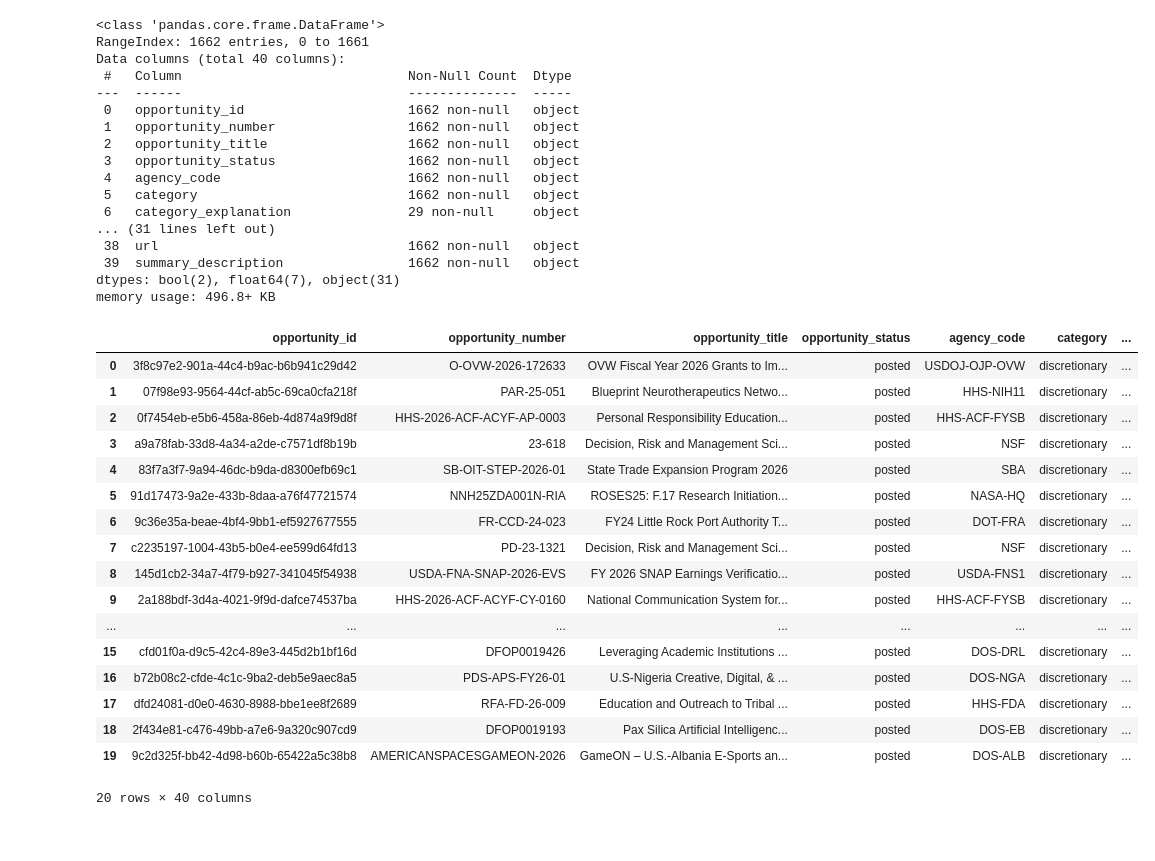
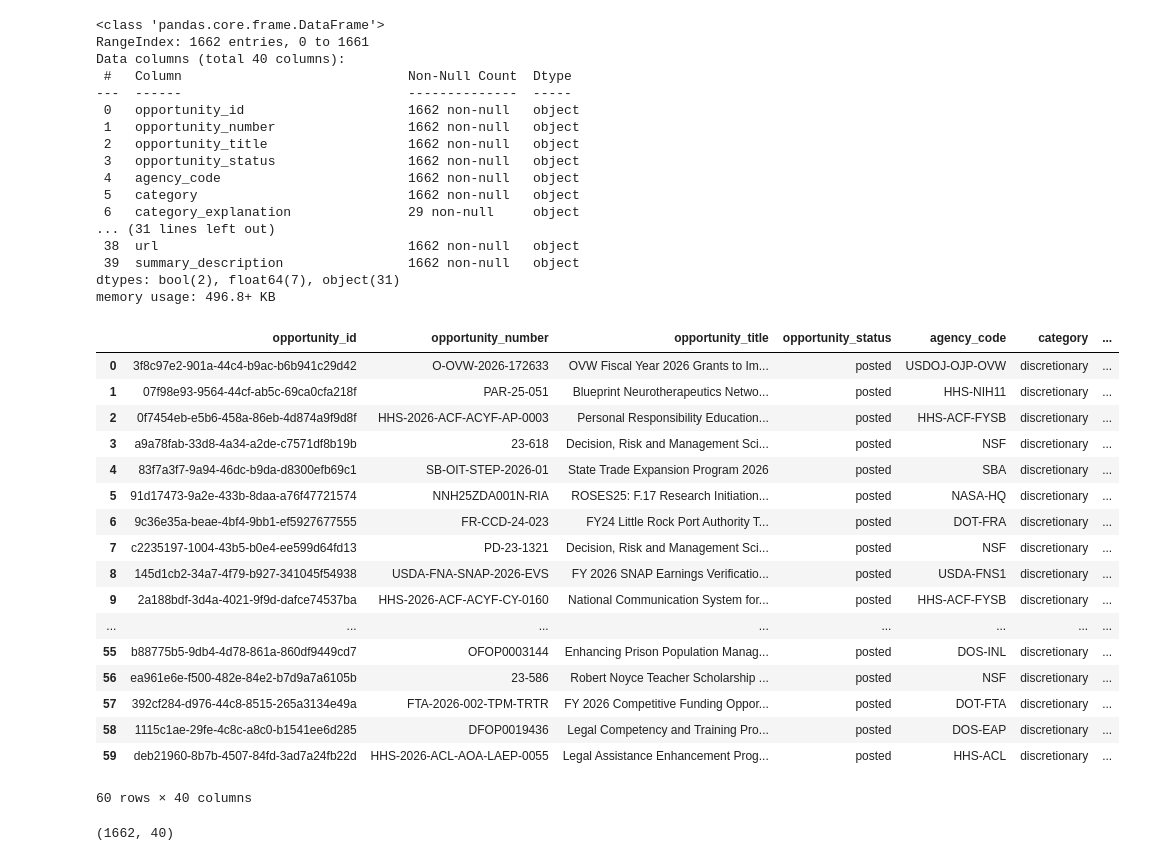
Before and after one commit to sheninyee/sdis-solvathon-2026-team-theSouperSolvers, a Jupyter notebook: solveathon.ipynb, the cells around one changed output. Saved outputs shown, nothing was run; the diff lists cells and outputs as text; code cells hidden in the pictures.

```diff
--- a/solveathon.ipynb
+++ b/solveathon.ipynb
@@ -12,40 +14,44 @@ data_path = '/content/drive/My Drive/grants-search-202608182008.csv'
 df = pd.read_csv(data_path)
 
 df.info()
-df.head(20)
+df.head(60)
 # %% [output]
 <class 'pandas.core.frame.DataFrame'>
 RangeIndex: 1662 entries, 0 to 1661
 Data columns (total 40 columns):
  #   Column                             Non-Null Count  Dtype
 ---  ------                             --------------  -----
  0   opportunity_id                     1662 non-null   object
  1   opportunity_number                 1662 non-null   object
  2   opportunity_title                  1662 non-null   object
  3   opportunity_status                 1662 non-null   object
  4   agency_code                        1662 non-null   object
  5   category                           1662 non-null   object
  6   category_explanation               29 non-null     object
 ... (31 lines left out)
  38  url                                1662 non-null   object
  39  summary_description                1662 non-null   object
 dtypes: bool(2), float64(7), object(31)
 memory usage: 496.8+ KB
 |  | opportunity_id | opportunity_number | opportunity_title | opportunity_status | agency_code | category | ... |
 | 0 | 3f8c97e2-901a-44c4-b9ac-b6b941c29d42 | O-OVW-2026-172633 | OVW Fiscal Year 2026 Grants to Im... | posted | USDOJ-OJP-OVW | discretionary | ... |
 | 1 | 07f98e93-9564-44cf-ab5c-69ca0cfa218f | PAR-25-051 | Blueprint Neurotherapeutics Netwo... | posted | HHS-NIH11 | discretionary | ... |
 | 2 | 0f7454eb-e5b6-458a-86eb-4d874a9f9d8f | HHS-2026-ACF-ACYF-AP-0003 | Personal Responsibility Education... | posted | HHS-ACF-FYSB | discretionary | ... |
 | 3 | a9a78fab-33d8-4a34-a2de-c7571df8b19b | 23-618 | Decision, Risk and Management Sci... | posted | NSF | discretionary | ... |
 | 4 | 83f7a3f7-9a94-46dc-b9da-d8300efb69c1 | SB-OIT-STEP-2026-01 | State Trade Expansion Program 2026 | posted | SBA | discretionary | ... |
 | 5 | 91d17473-9a2e-433b-8daa-a76f47721574 | NNH25ZDA001N-RIA | ROSES25: F.17 Research Initiation... | posted | NASA-HQ | discretionary | ... |
 | 6 | 9c36e35a-beae-4bf4-9bb1-ef5927677555 | FR-CCD-24-023 | FY24 Little Rock Port Authority T... | posted | DOT-FRA | discretionary | ... |
 | 7 | c2235197-1004-43b5-b0e4-ee599d64fd13 | PD-23-1321 | Decision, Risk and Management Sci... | posted | NSF | discretionary | ... |
 | 8 | 145d1cb2-34a7-4f79-b927-341045f54938 | USDA-FNA-SNAP-2026-EVS | FY 2026 SNAP Earnings Verificatio... | posted | USDA-FNS1 | discretionary | ... |
 | 9 | 2a188bdf-3d4a-4021-9f9d-dafce74537ba | HHS-2026-ACF-ACYF-CY-0160 | National Communication System for... | posted | HHS-ACF-FYSB | discretionary | ... |
 | ... | ... | ... | ... | ... | ... | ... | ... |
-| 15 | cfd01f0a-d9c5-42c4-89e3-445d2b1bf16d | DFOP0019426 | Leveraging Academic Institutions ... | posted | DOS-DRL | discretionary | ... |
-| 16 | b72b08c2-cfde-4c1c-9ba2-deb5e9aec8a5 | PDS-APS-FY26-01 | U.S-Nigeria Creative, Digital, & ... | posted | DOS-NGA | discretionary | ... |
-| 17 | dfd24081-d0e0-4630-8988-bbe1ee8f2689 | RFA-FD-26-009 | Education and Outreach to Tribal ... | posted | HHS-FDA | discretionary | ... |
-| 18 | 2f434e81-c476-49bb-a7e6-9a320c907cd9 | DFOP0019193 | Pax Silica Artificial Intelligenc... | posted | DOS-EB | discretionary | ... |
-| 19 | 9c2d325f-bb42-4d98-b60b-65422a5c38b8 | AMERICANSPACESGAMEON-2026 | GameON – U.S.-Albania E-Sports an... | posted | DOS-ALB | discretionary | ... |
+| 55 | b88775b5-9db4-4d78-861a-860df9449cd7 | OFOP0003144 | Enhancing Prison Population Manag... | posted | DOS-INL | discretionary | ... |
+| 56 | ea961e6e-f500-482e-84e2-b7d9a7a6105b | 23-586 | Robert Noyce Teacher Scholarship ... | posted | NSF | discretionary | ... |
+| 57 | 392cf284-d976-44c8-8515-265a3134e49a | FTA-2026-002-TPM-TRTR | FY 2026 Competitive Funding Oppor... | posted | DOT-FTA | discretionary | ... |
+| 58 | 1115c1ae-29fe-4c8c-a8c0-b1541ee6d285 | DFOP0019436 | Legal Competency and Training Pro... | posted | DOS-EAP | discretionary | ... |
+| 59 | deb21960-8b7b-4507-84fd-3ad7a24fb22d | HHS-2026-ACL-AOA-LAEP-0055 | Legal Assistance Enhancement Prog... | posted | HHS-ACL | discretionary | ... |
-20 rows × 40 columns
+60 rows × 40 columns
+# %%
+print(df.shape)
+# %% [output]
+(1662, 40)
```
Also changed, not shown: parts of 19 cells of this notebook.
